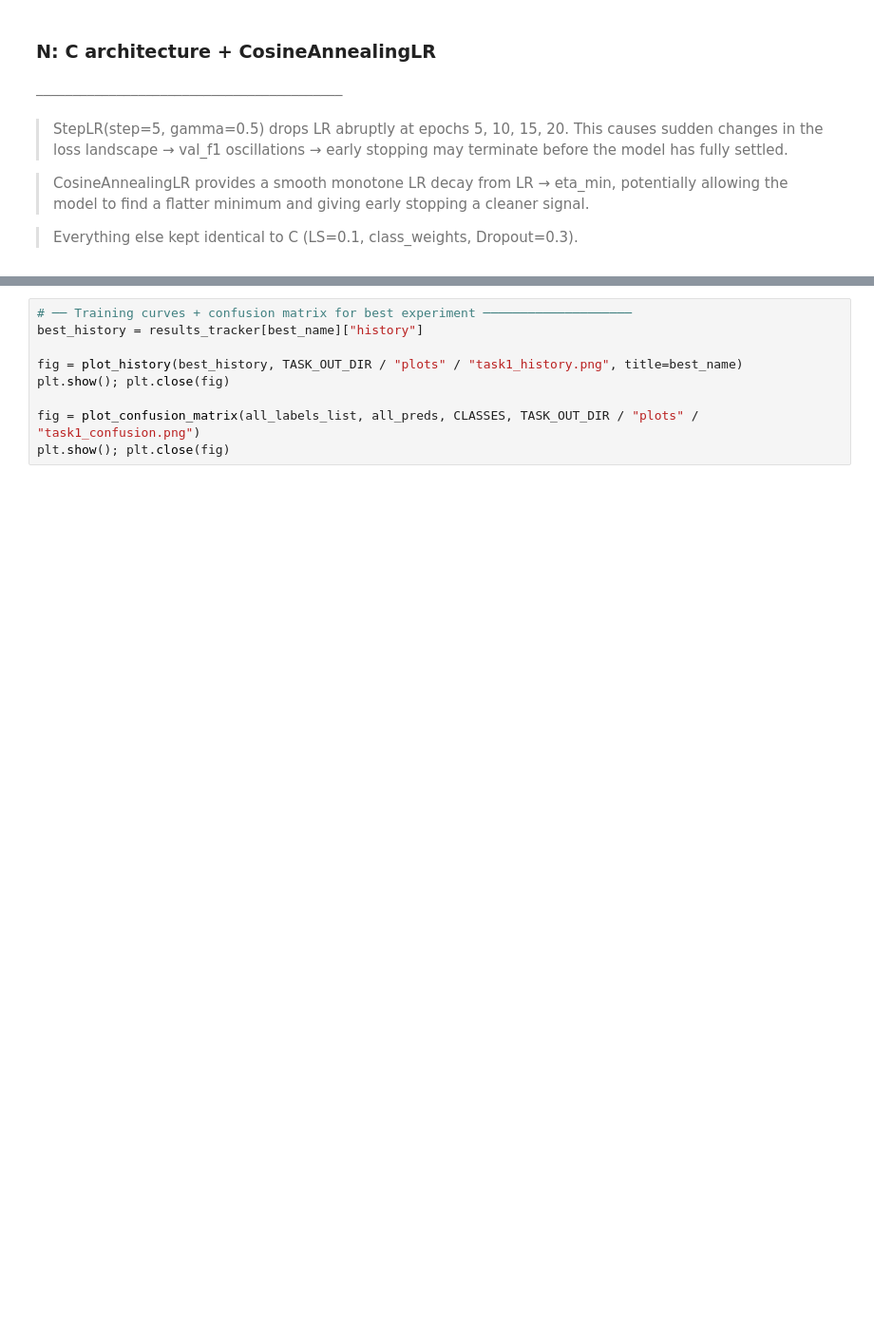
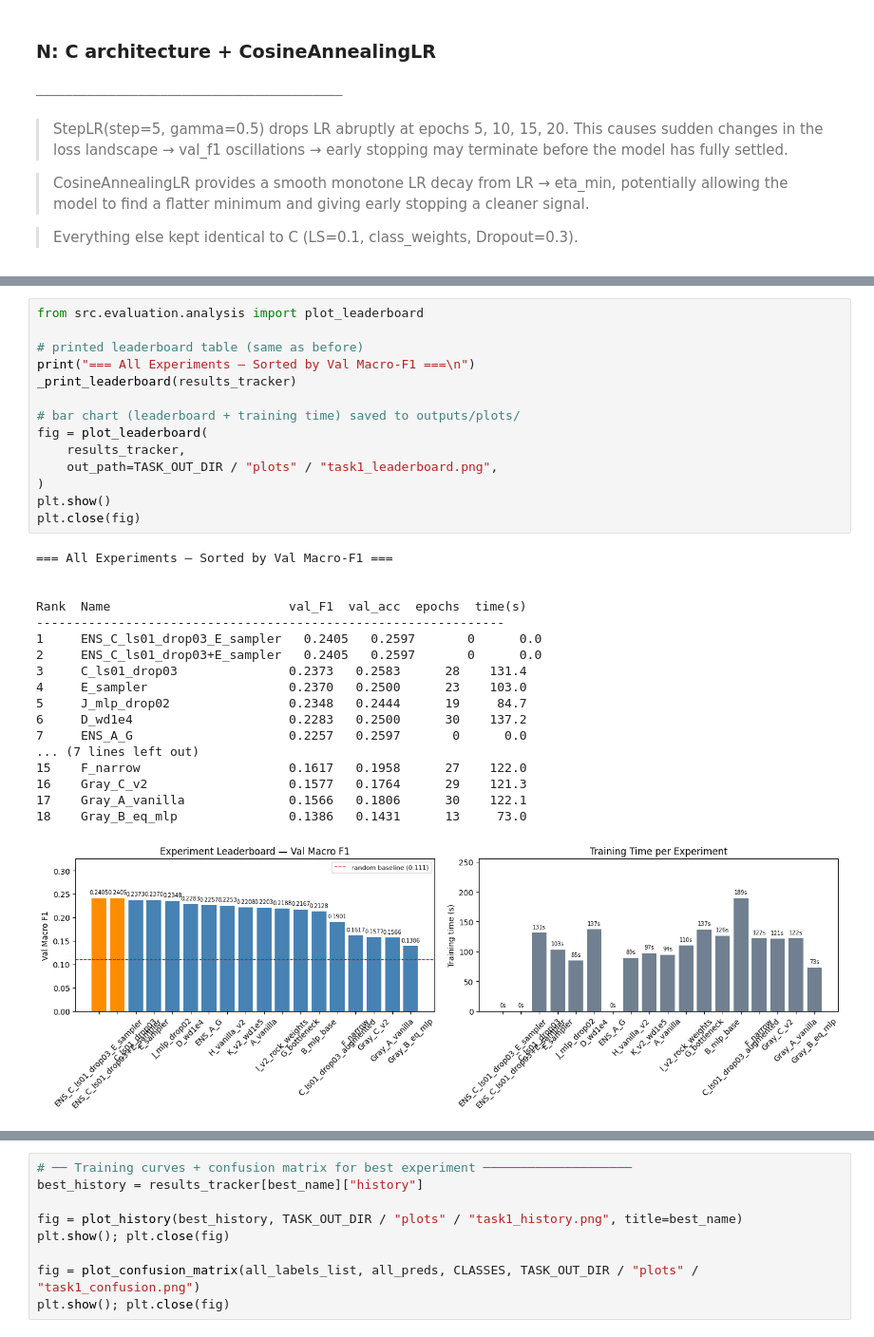
Before and after one commit to fmssilva/DL_Proj, a Jupyter notebook: assignment_1/task1/task1_colab.ipynb, the cells around one changed output, grey strips where cells are left out. Shown at 95% size. Drawn from its saved outputs; the diff is of its cells as text; blank space fills up the shorter version.

```diff
--- a/assignment_1/task1/task1_colab.ipynb
+++ b/assignment_1/task1/task1_colab.ipynb
@@ -1161 +1538,34 @@ model_N, history_N = run_experiment(model_N, "N_cosine_lr", criterion_N, optimiz
+# %%
+from src.evaluation.analysis import plot_leaderboard
+
+# printed leaderboard table (same as before)
+print("=== All Experiments — Sorted by Val Macro-F1 ===\n")
+_print_leaderboard(results_tracker)
+
+# bar chart (leaderboard + training time) saved to outputs/plots/
+fig = plot_leaderboard(
+    results_tracker,
+    out_path=TASK_OUT_DIR / "plots" / "task1_leaderboard.png",
+)
+plt.show()
+plt.close(fig)
+# %% [output]
+=== All Experiments — Sorted by Val Macro-F1 ===
+
+
+Rank  Name                        val_F1  val_acc  epochs  time(s)
+---------------------------------------------------------------
+1     ENS_C_ls01_drop03_E_sampler   0.2405   0.2597       0      0.0
+2     ENS_C_ls01_drop03+E_sampler   0.2405   0.2597       0      0.0
+3     C_ls01_drop03               0.2373   0.2583      28    131.4
+4     E_sampler                   0.2370   0.2500      23    103.0
+5     J_mlp_drop02                0.2348   0.2444      19     84.7
+6     D_wd1e4                     0.2283   0.2500      30    137.2
+7     ENS_A_G                     0.2257   0.2597       0      0.0
+... (7 lines left out)
+15    F_narrow                    0.1617   0.1958      27    122.0
+16    Gray_C_v2                   0.1577   0.1764      29    121.3
+17    Gray_A_vanilla              0.1566   0.1806      30    122.1
+18    Gray_B_eq_mlp               0.1386   0.1431      13     73.0
+[figure, added]
 # %% [markdown]
```
Also changed, not shown: parts of 46 cells of this notebook.
